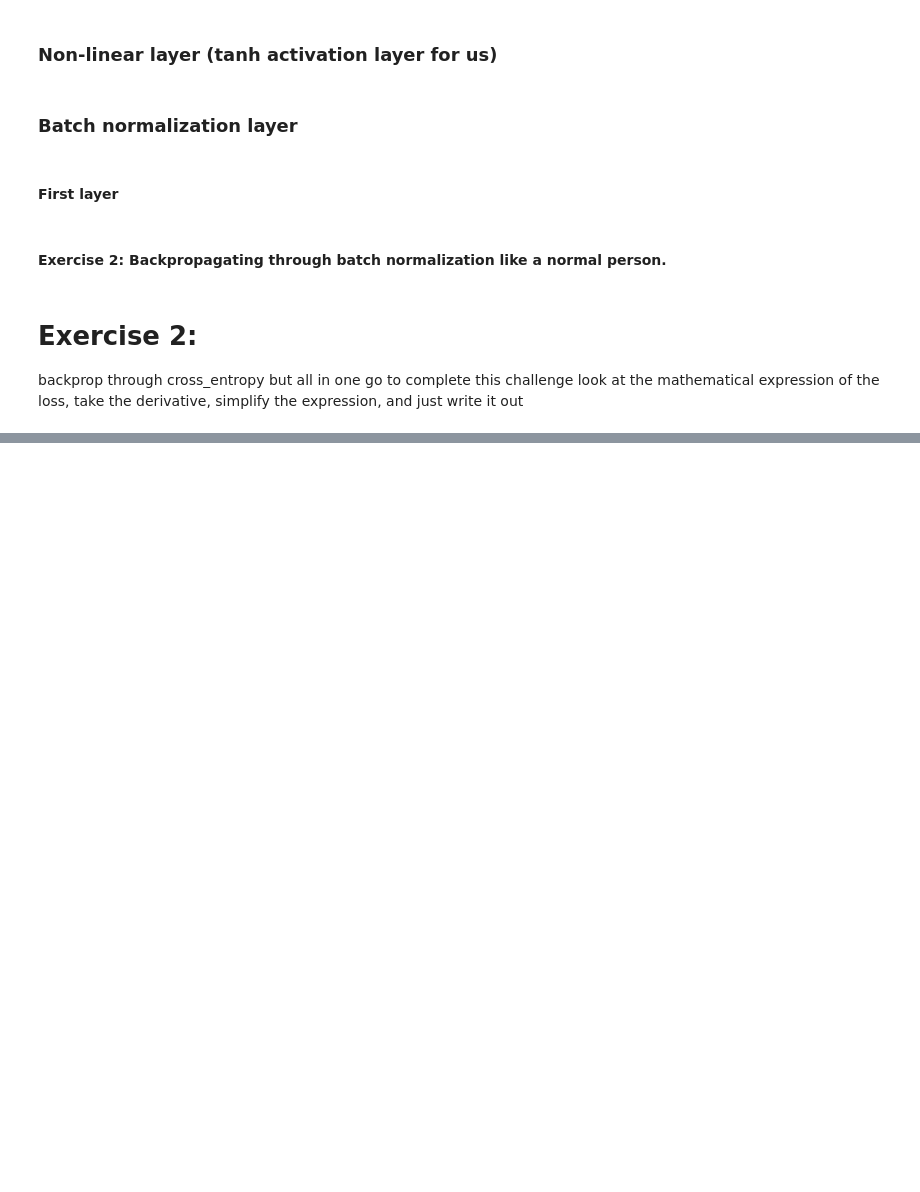
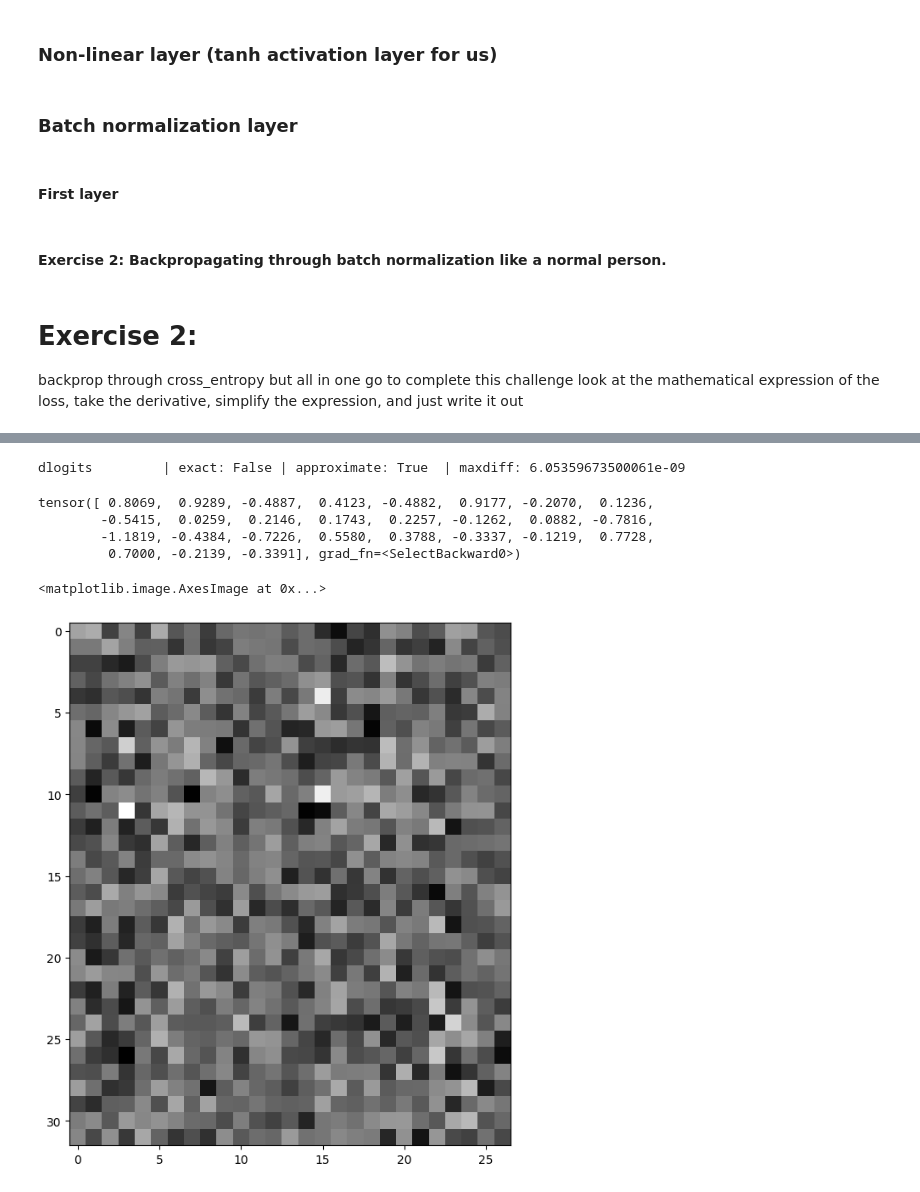
Before and after one commit to eitanzeev/first_principles, a Jupyter notebook: makemore_construction_part4.ipynb, the cells around one changed output, grey strips where cells are left out. Cells and saved outputs as stored; diff of their text form; code cells hidden in the pictures; blank space fills up the shorter version.

```diff
--- a/makemore_construction_part4.ipynb
+++ b/makemore_construction_part4.ipynb
@@ -536,0 +539,23 @@ print(loss_fast.item(), 'diff:', (loss_fast - loss).item())
+# %%
+#backward pass
+dlogits = F.softmax(logits,1)
+dlogits[range(n), Yb] += -1
+
+dlogits = dlogits /n #for batchwise averaging of loss!
+cmp('dlogits', dlogits, logits) #due to numerical stability we don't expect an exact match
+# %% [output]
+dlogits         | exact: False | approximate: True  | maxdiff: 6.05359673500061e-09
+# %%
+logits[0]
+# %% [output]
+tensor([ 0.8069,  0.9289, -0.4887,  0.4123, -0.4882,  0.9177, -0.2070,  0.1236,
+        -0.5415,  0.0259,  0.2146,  0.1743,  0.2257, -0.1262,  0.0882, -0.7816,
+        -1.1819, -0.4384, -0.7226,  0.5580,  0.3788, -0.3337, -0.1219,  0.7728,
+         0.7000, -0.2139, -0.3391], grad_fn=<SelectBackward0>)
+# %%
+#showing dlogits
+plt.figure(figsize=(8,8))
+plt.imshow(logits.detach(), cmap = 'gray')
+# %% [output]
+<matplotlib.image.AxesImage at 0x...>
+[figure, added]
```
Also changed, not shown: parts of 5 cells of this notebook.
